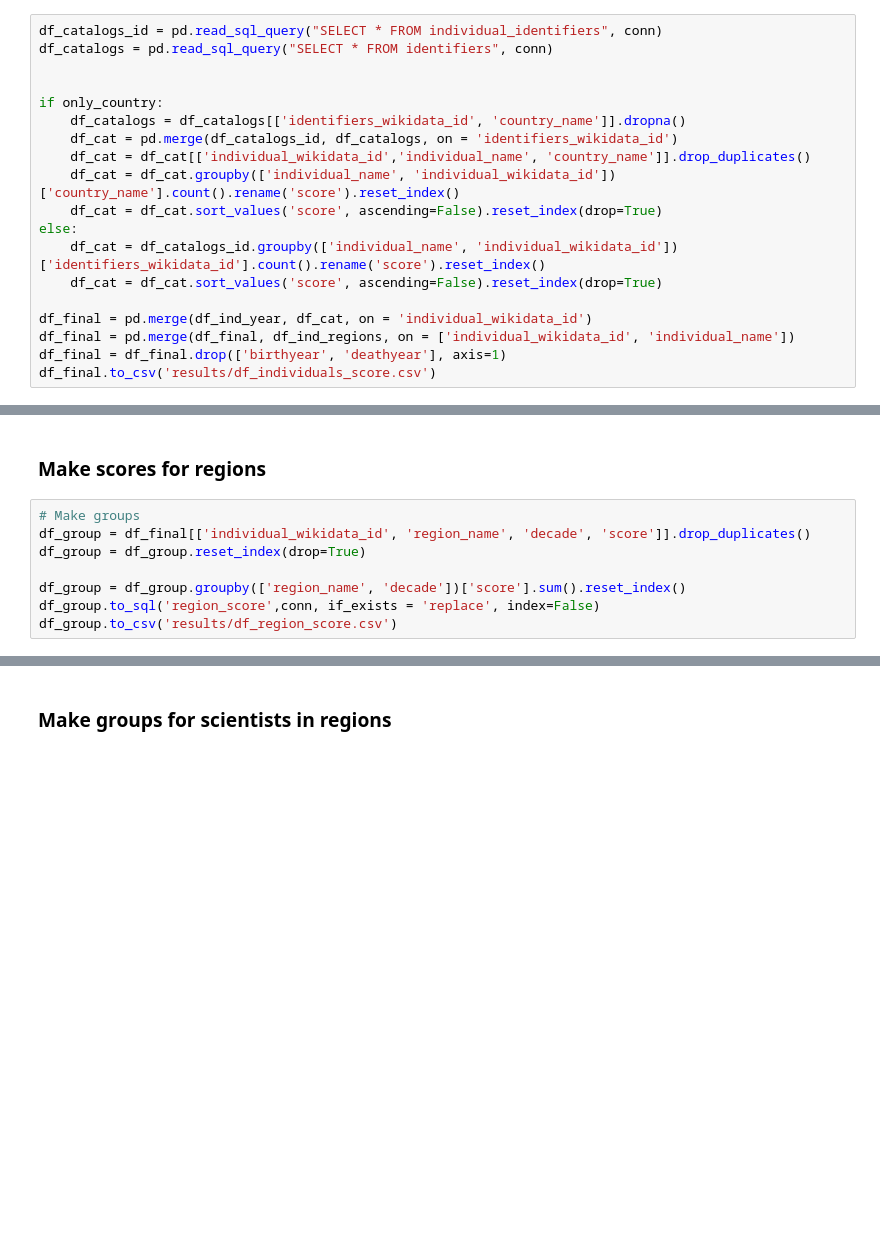
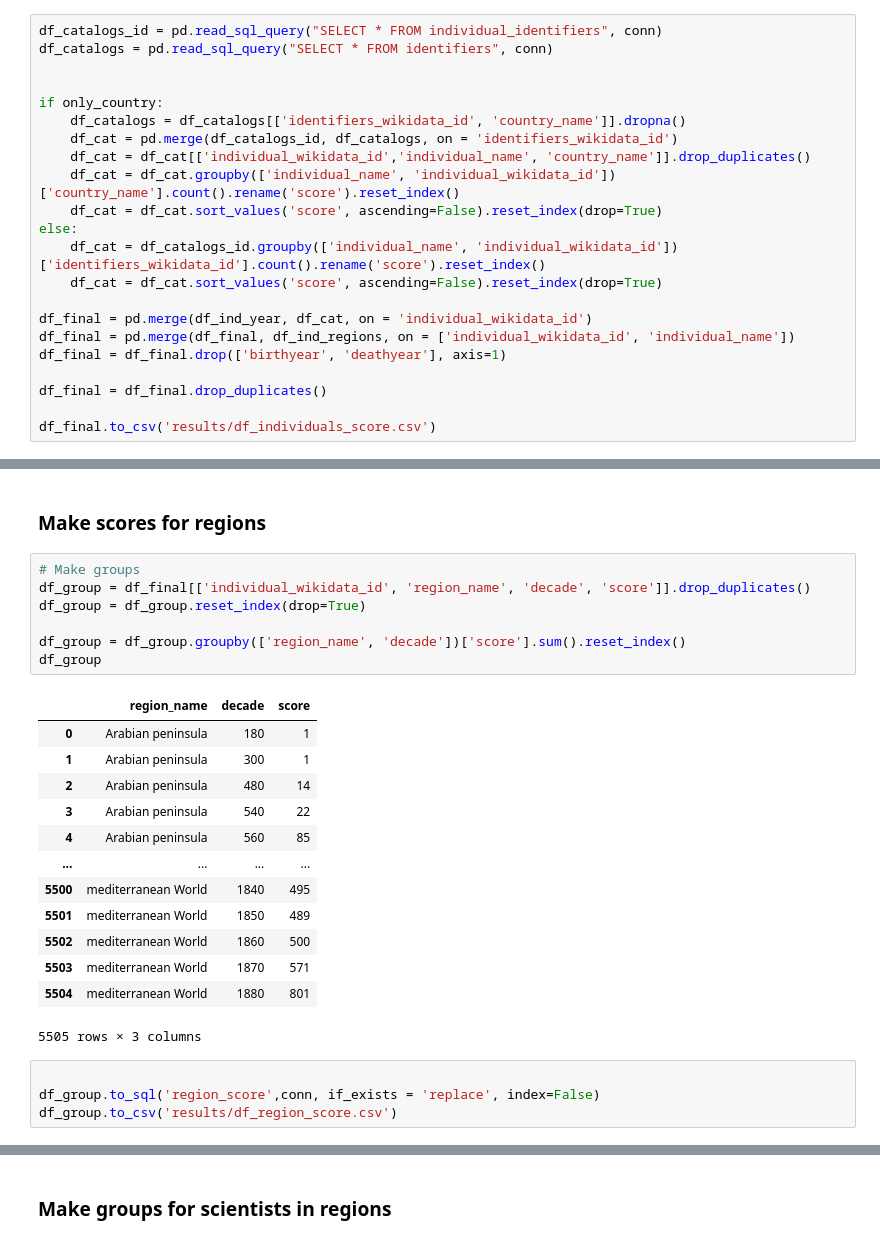
Before and after one commit to charlesdedampierre/cultura_project, a Jupyter notebook: Immaterial_index/make_individuals_and_regions_score.ipynb, the cells around one changed output, grey strips where cells are left out. Drawn from its saved outputs; the diff is of its cells as text; blank space fills up the shorter version.

```diff
--- a/Immaterial_index/make_individuals_and_regions_score.ipynb
+++ b/Immaterial_index/make_individuals_and_regions_score.ipynb
@@ -67,4 +67,7 @@ else:
 df_final = pd.merge(df_ind_year, df_cat, on = 'individual_wikidata_id')
 df_final = pd.merge(df_final, df_ind_regions, on = ['individual_wikidata_id', 'individual_name'])
 df_final = df_final.drop(['birthyear', 'deathyear'], axis=1)
+
+df_final = df_final.drop_duplicates()
+
 df_final.to_csv('results/df_individuals_score.csv')
@@ -79,11 +85,28 @@ df_final.sort_values('score', ascending=False).sample(3)
 # %% [markdown]
 ### Make scores for regions
+# %%
+# Make groups
+df_group = df_final[['individual_wikidata_id', 'region_name', 'decade', 'score']].drop_duplicates()
+df_group = df_group.reset_index(drop=True)
+
+df_group = df_group.groupby(['region_name', 'decade'])['score'].sum().reset_index()
+df_group
+# %% [output]
+|  | region_name | decade | score |
+| 0 | Arabian peninsula | 180 | 1 |
+| 1 | Arabian peninsula | 300 | 1 |
+| 2 | Arabian peninsula | 480 | 14 |
+| 3 | Arabian peninsula | 540 | 22 |
+| 4 | Arabian peninsula | 560 | 85 |
+| ... | ... | ... | ... |
+| 5500 | mediterranean World | 1840 | 495 |
+| 5501 | mediterranean World | 1850 | 489 |
+| 5502 | mediterranean World | 1860 | 500 |
+| 5503 | mediterranean World | 1870 | 571 |
+| 5504 | mediterranean World | 1880 | 801 |
+5505 rows × 3 columns
 # %%
-# Make groups
-df_group = df_final[['individual_wikidata_id', 'region_name', 'decade', 'score']].drop_duplicates()
-df_group = df_group.reset_index(drop=True)
 
-df_group = df_group.groupby(['region_name', 'decade'])['score'].sum().reset_index()
 df_group.to_sql('region_score',conn, if_exists = 'replace', index=False)
 df_group.to_csv('results/df_region_score.csv')
 # %%
```
Also changed, not shown: parts of 3 cells of this notebook, 12 other files.
